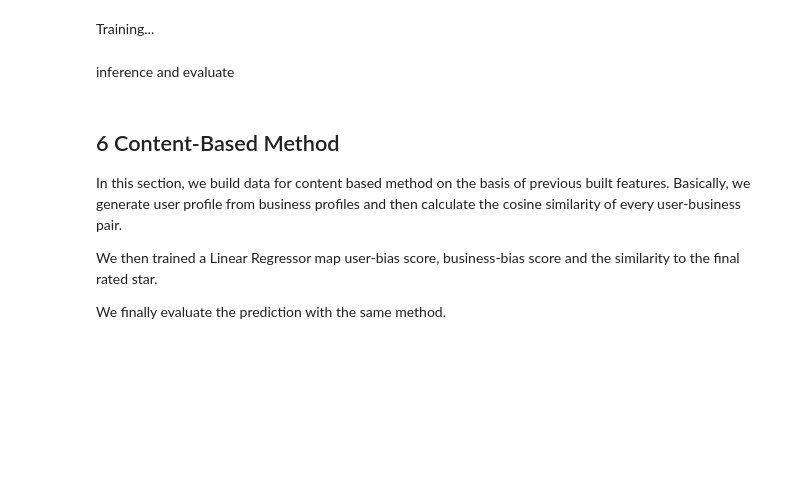
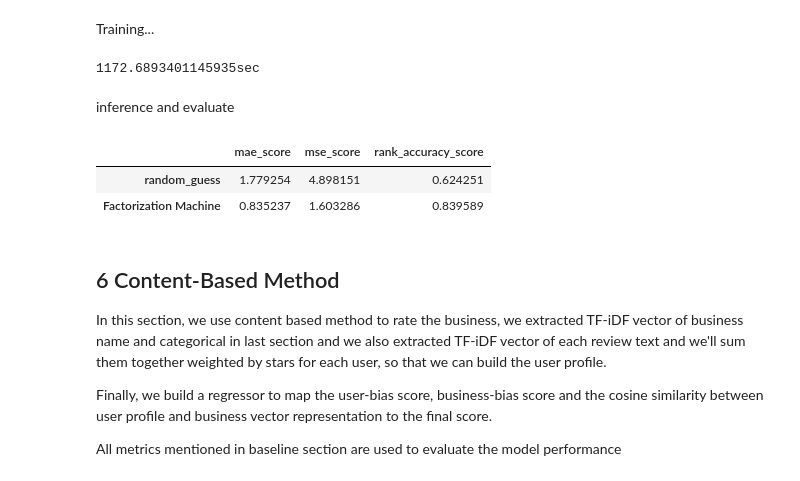
Before and after one commit to liufh3/personalization_final, a Jupyter notebook: Final Report.ipynb, the cells around one changed output. Saved outputs shown, nothing was run; the diff lists cells and outputs as text; code cells hidden in the pictures; blank space fills up the shorter version.

```diff
--- a/Final Report.ipynb
+++ b/Final Report.ipynb
@@ -448,3 +476,5 @@ if 'business_sparse_vec' not in os.listdir('./'):
 # %%
-x_train = x_train.merge(business_df[['business_id','business_profile']],on = 'business_id',how = 'inner')
-x_test = x_test.merge(business_df[['business_id','business_profile']],on = 'business_id',how = 'inner')
+x_train = x_train.reset_index().merge(business_df[['business_id','business_profile']],on = 'business_id',how = 'inner').set_index('index')
+x_test = x_test.reset_index().merge(business_df[['business_id','business_profile']],on = 'business_id',how = 'inner').set_index('index')
+x_train.sort_index(inplace = True)
+x_test.sort_index(inplace = True)
@@ -482,23 +528,17 @@ x_train_fm.head()
 # %%
-if "x_train_fm" not in os.listdir('./pickle/'):
+# vec = DictVectorizer()
+# vec.fit(x_train[['user_id','business_id']].to_dict(orient = 'record'))
+if "x_train_fm.npz" not in os.listdir('./pickle/'):
     print('generating')
-    x_train_fm = build_sparse_matrix_fm(x_train)
-    f = open('./pickle/x_train_fm','wb')
-    pickle.dump(f,x_train_fm)
-    f.close()
+    x_train_fm = build_sparse_matrix_fm(vec,x_train)
+    scipy.sparse.save_npz('./pickle/x_train_fm.npz', x_train_fm)
 else:
     print('loading')
-    f = open('./pickle/x_train_fm','rb')
-    x_train_fm = pickle.load(f)
-    f.close()
-if "x_test_fm" not in os.listdir('./pickle/'):
+    x_train_fm = scipy.sparse.load_npz('./pickle/x_train_fm.npz')
+if "x_test_fm.npz" not in os.listdir('./pickle/'):
     print('generating')
-    x_test_fm = build_sparse_matrix_fm(x_test)
-    f = open('./pickle/x_test_fm','wb')
-    pickle.dump(f,x_test_fm)
-    f.close()
+    x_test_fm = build_sparse_matrix_fm(vec,x_test)
+    scipy.sparse.save_npz('./pickle/x_test_fm.npz', x_test_fm)
 else:
     print('loading')
-    f = open('./pickle/x_test_fm','rb')
-    x_test_fm = pickle.load(f)
-    f.close()
+    x_test_fm = scipy.sparse.load_npz('./pickle/x_test_fm.npz')
@@ -505,24 +558,25 @@ else:
+# %%
+x_train_fm = scipy.sparse.csr_matrix(x_train_fm)
+x_test_fm = scipy.sparse.csr_matrix(x_test_fm)
 # %% [markdown]
 Training...
 # %%
 start = time.time()
-fm = als.FMRegression(n_iter=5, init_stdev=0.1,rank = 3, l2_reg_w = 0.1, l2_reg_V = 0.5)
+fm = als.FMRegression(n_iter=15, init_stdev=0.1,rank = 2, l2_reg_w = 0.1, l2_reg_V = 0.5)
 fm.fit(x_train_fm,y_train)
 print(str(time.time() - start) + 'sec')
+# %% [output]
+1172.6893401145935sec
 # %% [markdown]
 inference and evaluate
 # %%
 y_pred = fm.predict(x_test_fm)
 pred_df = test_df.copy()
-pred_df['prediction'] = y_pred
+pred_df['prediction'] = np.clip(y_pred,1,5)
 mae_score,mse_score,rank_accuracy_score = get_metrics(sum_dict,pred_df)
 result.loc['Factorization Machine'] = [mae_score,mse_score,rank_accuracy_score]
 result
+# %% [output]
+|  | mae_score | mse_score | rank_accuracy_score |
+| random_guess | 1.779254 | 4.898151 | 0.624251 |
+| Factorization Machine | 0.835237 | 1.603286 | 0.839589 |
-# %% [markdown]
-## 6 Content-Based Method
-In this section, we build data for content based method on the basis of previous built features.
-Basically, we generate user profile from business profiles and then calculate the cosine similarity of every user-business pair.
-
-We then trained a Linear Regressor map user-bias score, business-bias score and the similarity to the final rated star.
-
-We finally evaluate the prediction with the same method.
@@ -528,0 +585,7 @@ We finally evaluate the prediction with the same method.
+# %% [markdown]
+## 6 Content-Based Method
+In this section, we use content based method to rate the business, we extracted TF-iDF vector of business name and categorical in last section and we also extracted TF-iDF vector of each review text and we'll sum them together weighted by stars for each user, so that we can build the user profile.
+
+Finally, we build a regressor to map the user-bias score, business-bias score and the cosine similarity between user profile and business vector representation to the final score.
+
+All metrics mentioned in baseline section are used to evaluate the model performance
```
Also changed, not shown: parts of 26 cells of this notebook, 1 other file.
